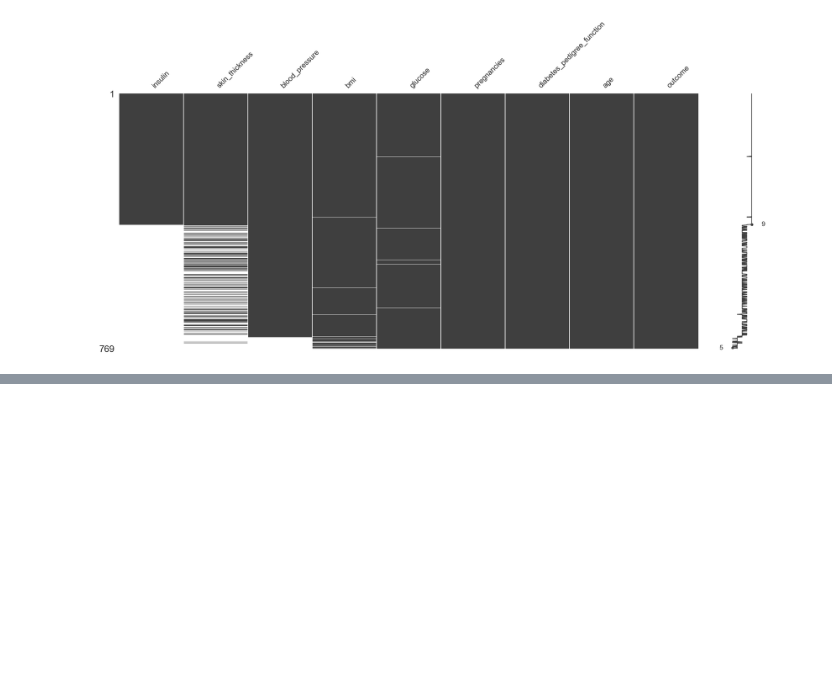
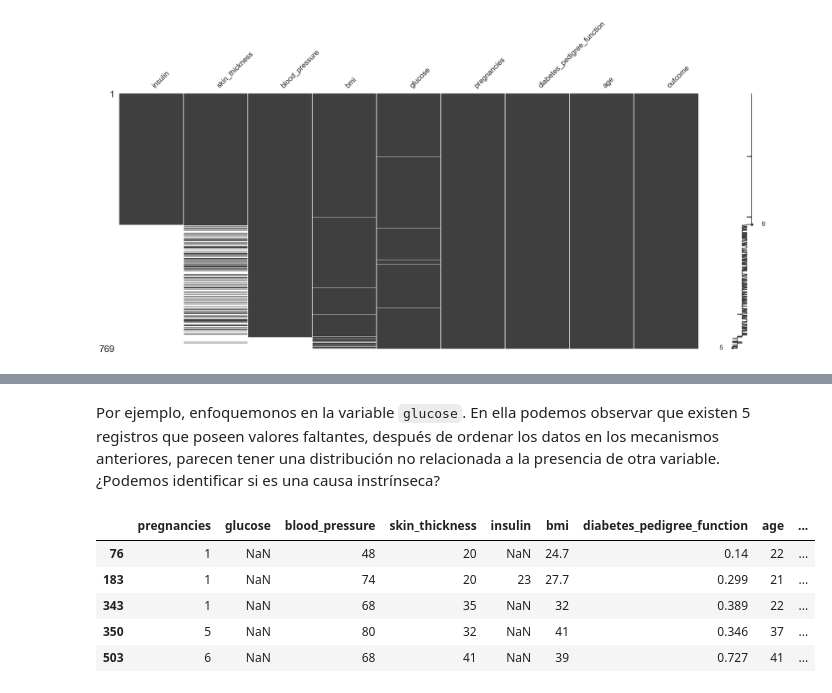
Before and after one commit to PedroRgz/Curso-Manejo-de-datos-faltantes, a Jupyter notebook: Manejo de datos faltantes: Exploración.ipynb, the cells around one changed output, grey strips where cells are left out. Saved outputs shown, nothing was run; the diff lists cells and outputs as text; code cells hidden in the pictures; blank space fills up the shorter version.

Commit message:
añadida una sección sobre mecanismos de valores faltantes en la exploración de diabetes_df

```diff
--- a/Manejo de datos faltantes: Exploración.ipynb
+++ b/Manejo de datos faltantes: Exploración.ipynb
@@ -1465,0 +1472,12 @@ sorted_by_ibp_missing_diabetes_df.pipe(
+# %% [markdown]
+Por ejemplo, enfoquemonos en la variable `glucose`. En ella podemos observar que existen 5 registros que poseen valores faltantes, después de ordenar los datos en los mecanismos anteriores, parecen tener una distribución no relacionada a la presencia de otra variable. ¿Podemos identificar si es una causa instrínseca?
+# %%
+na_at_glucose_diabetes_df = diabetes_df[diabetes_df["glucose"].isna()]
+na_at_glucose_diabetes_df
+# %% [output]
+|  | pregnancies | glucose | blood_pressure | skin_thickness | insulin | bmi | diabetes_pedigree_function | age | ... |
+| 76 | 1 | NaN | 48 | 20 | NaN | 24.7 | 0.14 | 22 | ... |
+| 183 | 1 | NaN | 74 | 20 | 23 | 27.7 | 0.299 | 21 | ... |
+| 343 | 1 | NaN | 68 | 35 | NaN | 32 | 0.389 | 22 | ... |
+| 350 | 5 | NaN | 80 | 32 | NaN | 41 | 0.346 | 37 | ... |
+| 503 | 6 | NaN | 68 | 41 | NaN | 39 | 0.727 | 41 | ... |
```
Also changed, not shown: parts of 4 cells of this notebook.
